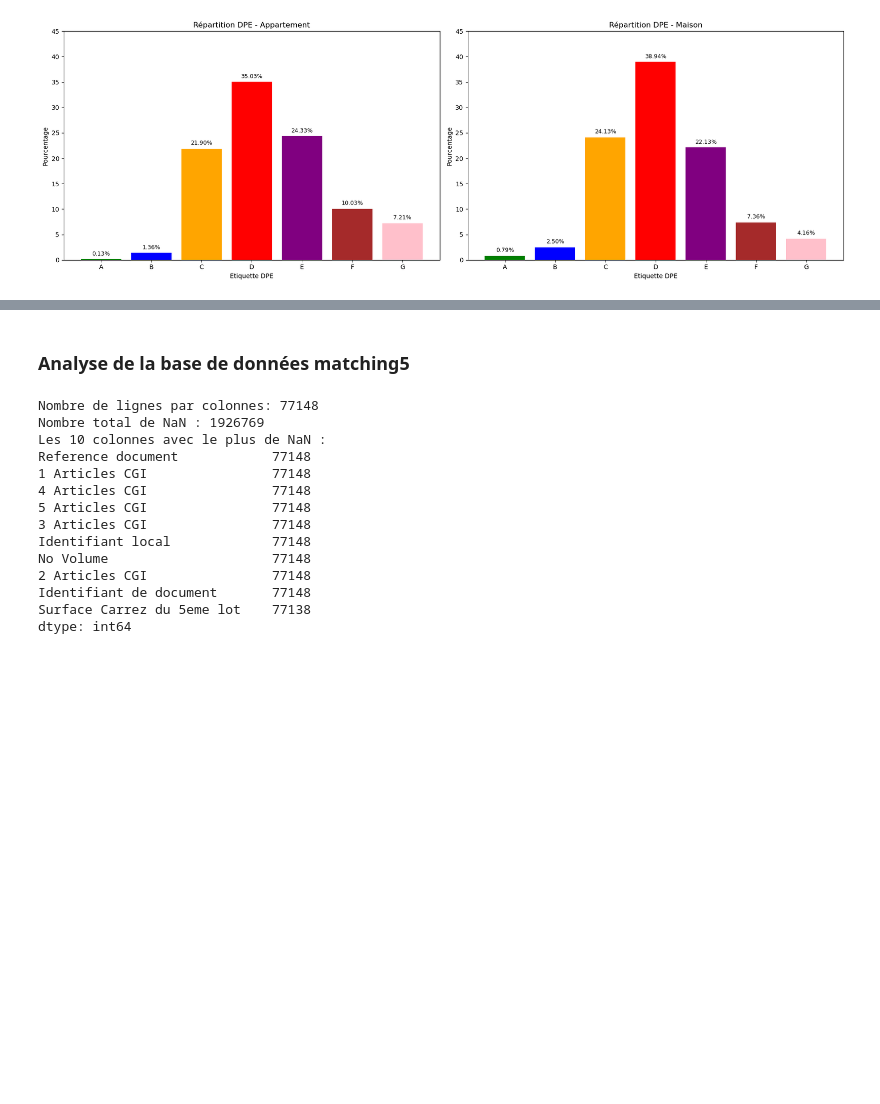
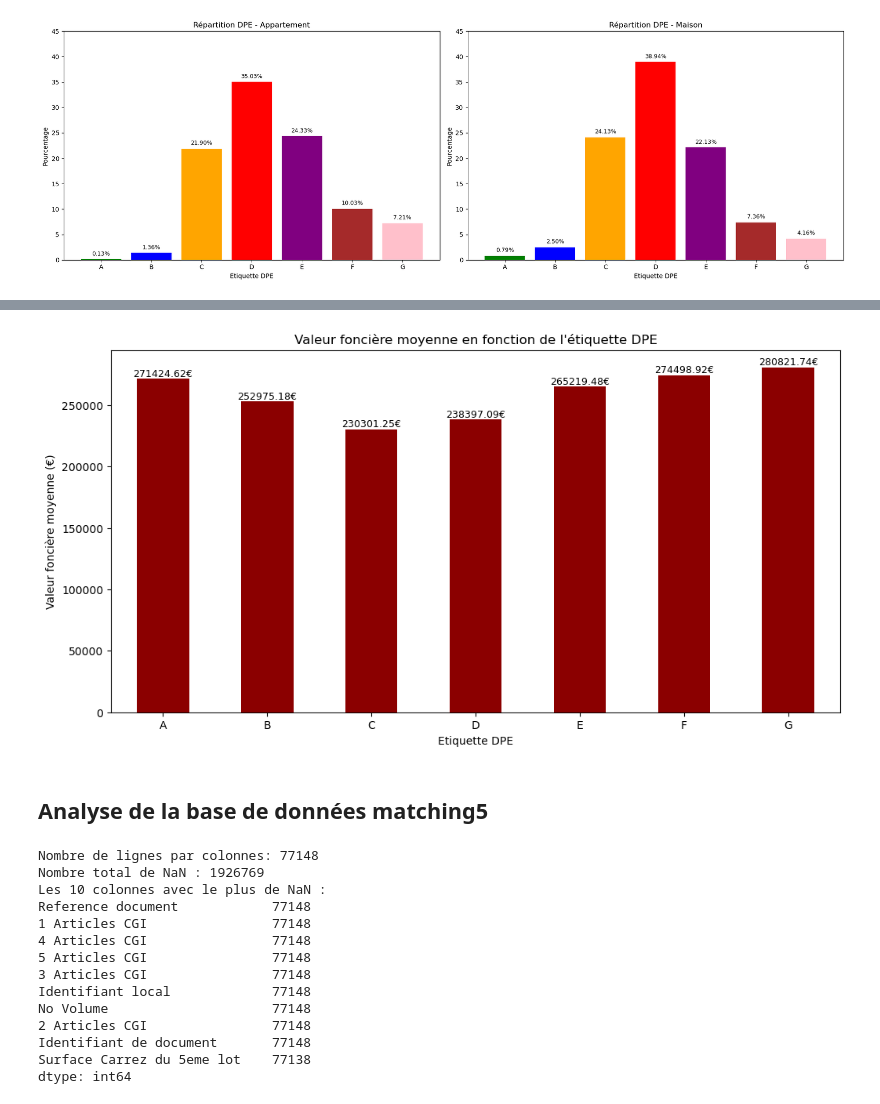
Before and after one commit to isaurepillet/STATAPP, a Jupyter notebook: amrei2.ipynb, the cells around one changed output, grey strips where cells are left out. Saved outputs shown, nothing was run; the diff lists cells and outputs as text; code cells hidden in the pictures; blank space fills up the shorter version.

```diff
--- a/amrei2.ipynb
+++ b/amrei2.ipynb
@@ -267,5 +284,26 @@ plt.show()
+# %%
+# Affichage de l'histogramme
+plt.figure(figsize=(12, 6))
+ax = mean_values.plot(kind='bar', color='darkred')
+
+# Ajouter des annotations sur chaque barre
+for bar in ax.patches:
+    height = bar.get_height()
+    ax.text(bar.get_x() + bar.get_width() / 2, height + 0.5, f"{height:.2f}€",
+            ha='center', va='bottom', fontsize=9)
+
+# Titres et labels
+plt.title('Valeur foncière moyenne en fonction de l\'étiquette DPE')
+plt.xlabel('Etiquette DPE')
+plt.ylabel('Valeur foncière moyenne (€)')
+plt.xticks(rotation=0)  # Rotation des labels de l'axe x pour une meilleure lisibilité
+
+# Affichage du graphique
+plt.show()
+# %% [output]
+[figure, added]
 # %% [markdown]
-### **Analyse de la base de données matching5**
+## **Analyse de la base de données matching5**
 # %%
 print("Nombre de lignes par colonnes:", len(matching5))
 total_nan = matching5.isna().sum().sum()
```
Also changed, not shown: parts of 7 cells of this notebook.
